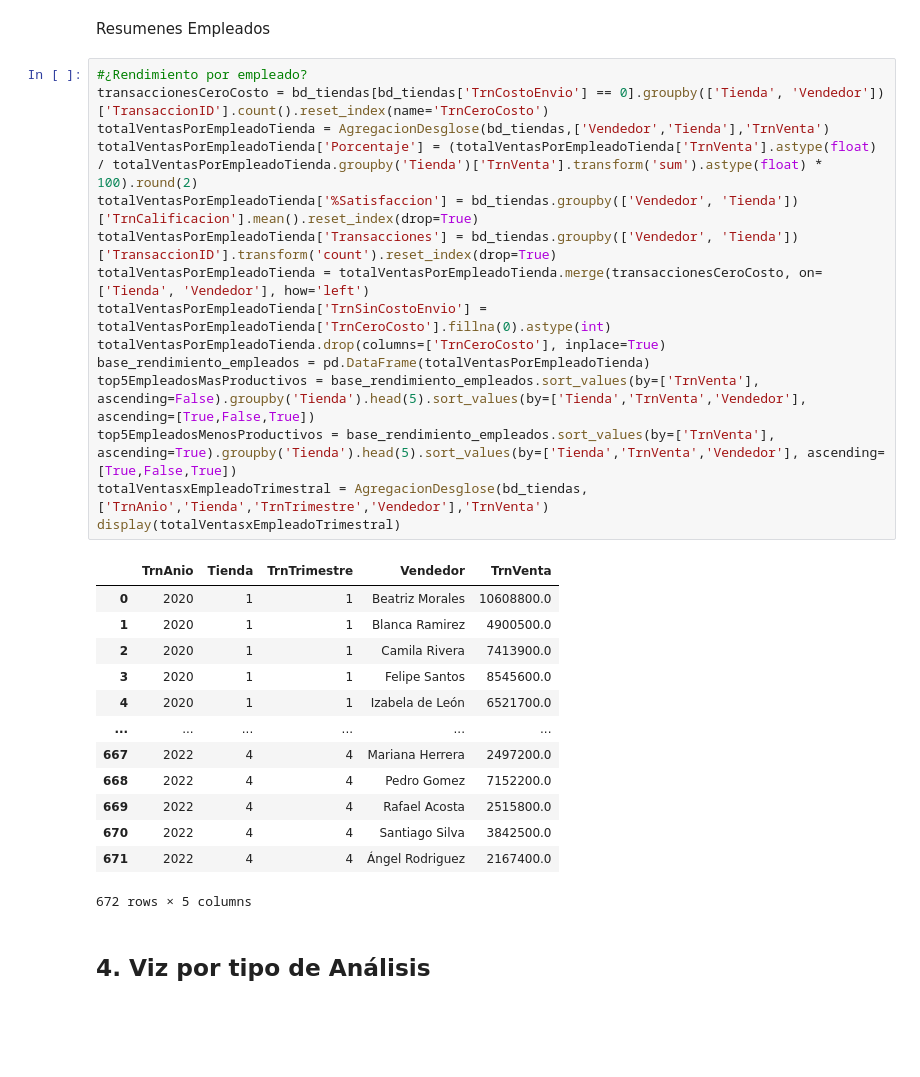
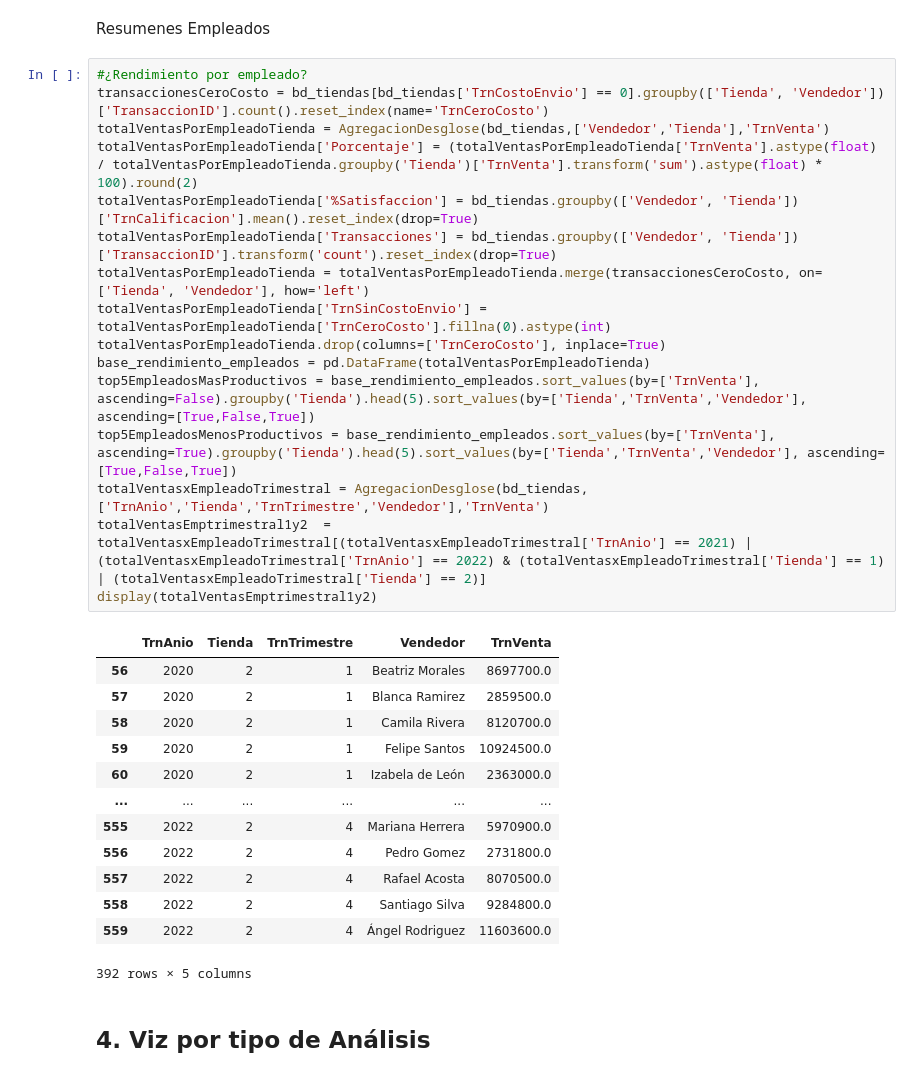
Before and after one commit to TechWithEva/Alura_G9_2026_Challenges_and_Tracking, a Jupyter notebook: Challenge1_Alura'sStores_Eva.ipynb, the cells around one changed output. Cells and saved outputs as stored; diff of their text form; blank space fills up the shorter version.

```diff
--- a/Challenge1_Alura'sStores_Eva.ipynb
+++ b/Challenge1_Alura'sStores_Eva.ipynb
@@ -322,32 +304,33 @@ Resumenes Empleados
 # %%
 #¿Rendimiento por empleado?
 transaccionesCeroCosto = bd_tiendas[bd_tiendas['TrnCostoEnvio'] == 0].groupby(['Tienda', 'Vendedor'])['TransaccionID'].count().reset_index(name='TrnCeroCosto')
 totalVentasPorEmpleadoTienda = AgregacionDesglose(bd_tiendas,['Vendedor','Tienda'],'TrnVenta')
 totalVentasPorEmpleadoTienda['Porcentaje'] = (totalVentasPorEmpleadoTienda['TrnVenta'].astype(float) / totalVentasPorEmpleadoTienda.groupby('Tienda')['TrnVenta'].transform('sum').astype(float) * 100).round(2)
 totalVentasPorEmpleadoTienda['%Satisfaccion'] = bd_tiendas.groupby(['Vendedor', 'Tienda'])['TrnCalificacion'].mean().reset_index(drop=True)
 totalVentasPorEmpleadoTienda['Transacciones'] = bd_tiendas.groupby(['Vendedor', 'Tienda'])['TransaccionID'].transform('count').reset_index(drop=True)
 totalVentasPorEmpleadoTienda = totalVentasPorEmpleadoTienda.merge(transaccionesCeroCosto, on=['Tienda', 'Vendedor'], how='left')
 totalVentasPorEmpleadoTienda['TrnSinCostoEnvio'] = totalVentasPorEmpleadoTienda['TrnCeroCosto'].fillna(0).astype(int)
 totalVentasPorEmpleadoTienda.drop(columns=['TrnCeroCosto'], inplace=True)
 base_rendimiento_empleados = pd.DataFrame(totalVentasPorEmpleadoTienda)
 top5EmpleadosMasProductivos = base_rendimiento_empleados.sort_values(by=['TrnVenta'], ascending=False).groupby('Tienda').head(5).sort_values(by=['Tienda','TrnVenta','Vendedor'], ascending=[True,False,True])
 top5EmpleadosMenosProductivos = base_rendimiento_empleados.sort_values(by=['TrnVenta'], ascending=True).groupby('Tienda').head(5).sort_values(by=['Tienda','TrnVenta','Vendedor'], ascending=[True,False,True])
 totalVentasxEmpleadoTrimestral = AgregacionDesglose(bd_tiendas,['TrnAnio','Tienda','TrnTrimestre','Vendedor'],'TrnVenta')
-display(totalVentasxEmpleadoTrimestral)
+totalVentasEmptrimestral1y2  = totalVentasxEmpleadoTrimestral[(totalVentasxEmpleadoTrimestral['TrnAnio'] == 2021) | (totalVentasxEmpleadoTrimestral['TrnAnio'] == 2022) & (totalVentasxEmpleadoTrimestral['Tienda'] == 1) | (totalVentasxEmpleadoTrimestral['Tienda'] == 2)]
+display(totalVentasEmptrimestral1y2)
 # %% [output]
 |  | TrnAnio | Tienda | TrnTrimestre | Vendedor | TrnVenta |
-| 0 | 2020 | 1 | 1 | Beatriz Morales | 10608800.0 |
-| 1 | 2020 | 1 | 1 | Blanca Ramirez | 4900500.0 |
-| 2 | 2020 | 1 | 1 | Camila Rivera | 7413900.0 |
-| 3 | 2020 | 1 | 1 | Felipe Santos | 8545600.0 |
-| 4 | 2020 | 1 | 1 | Izabela de León | 6521700.0 |
+| 56 | 2020 | 2 | 1 | Beatriz Morales | 8697700.0 |
+| 57 | 2020 | 2 | 1 | Blanca Ramirez | 2859500.0 |
+| 58 | 2020 | 2 | 1 | Camila Rivera | 8120700.0 |
+| 59 | 2020 | 2 | 1 | Felipe Santos | 10924500.0 |
+| 60 | 2020 | 2 | 1 | Izabela de León | 2363000.0 |
 | ... | ... | ... | ... | ... | ... |
-| 667 | 2022 | 4 | 4 | Mariana Herrera | 2497200.0 |
-| 668 | 2022 | 4 | 4 | Pedro Gomez | 7152200.0 |
-| 669 | 2022 | 4 | 4 | Rafael Acosta | 2515800.0 |
-| 670 | 2022 | 4 | 4 | Santiago Silva | 3842500.0 |
-| 671 | 2022 | 4 | 4 | Ángel Rodriguez | 2167400.0 |
+| 555 | 2022 | 2 | 4 | Mariana Herrera | 5970900.0 |
+| 556 | 2022 | 2 | 4 | Pedro Gomez | 2731800.0 |
+| 557 | 2022 | 2 | 4 | Rafael Acosta | 8070500.0 |
+| 558 | 2022 | 2 | 4 | Santiago Silva | 9284800.0 |
+| 559 | 2022 | 2 | 4 | Ángel Rodriguez | 11603600.0 |
-672 rows × 5 columns
+392 rows × 5 columns
 # %% [markdown]
 ## 4. Viz por tipo de Análisis
 # %% [markdown]
```
Also changed, not shown: parts of 21 cells of this notebook.
